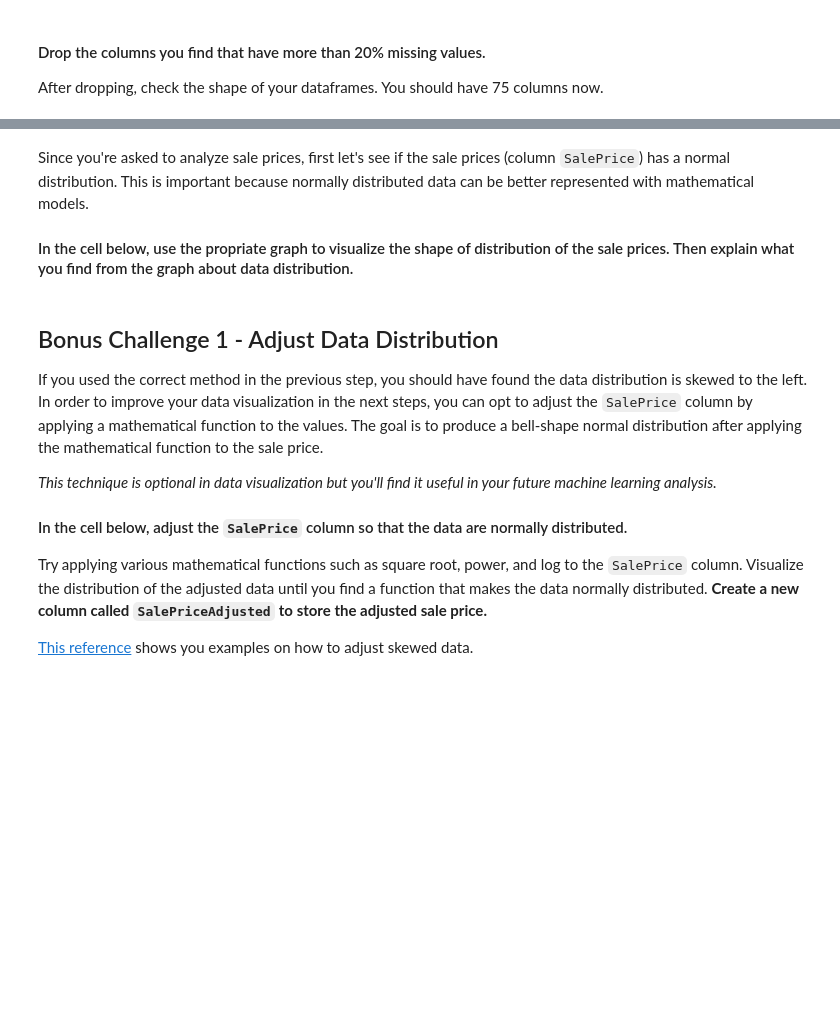
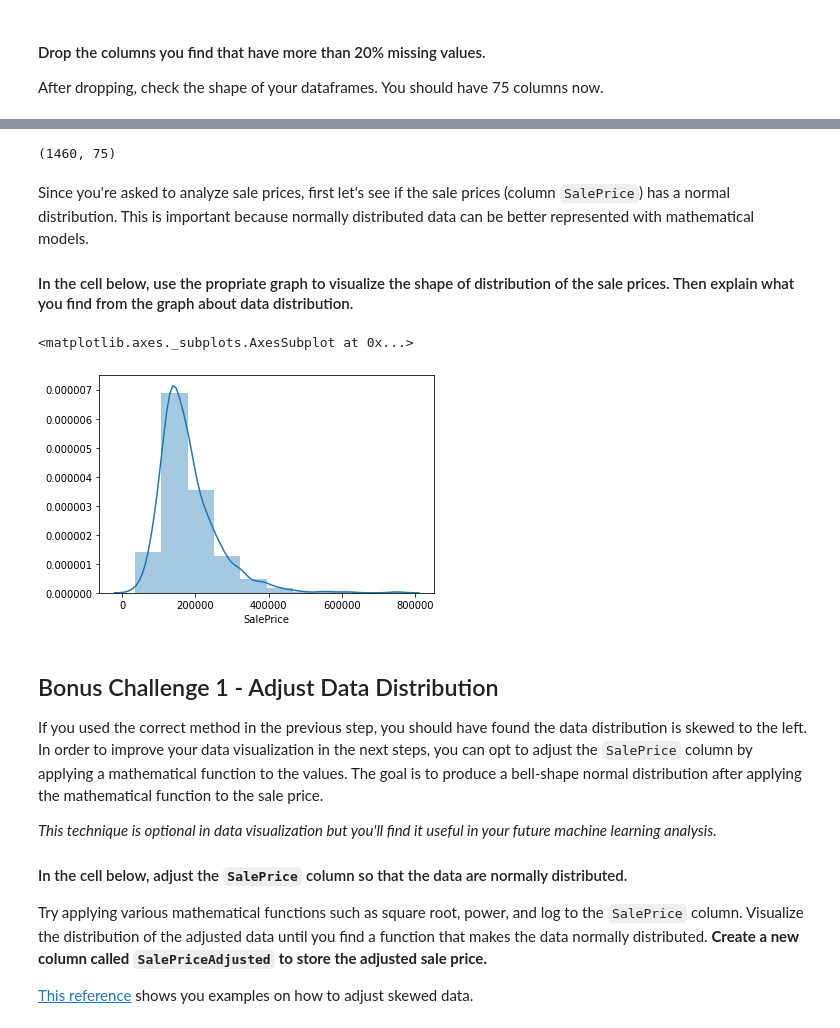
Before and after one commit to ta-datapt-bcn/lab-storytelling-data-visualization, a Jupyter notebook: your-code/main.ipynb, the cells around one changed output, grey strips where cells are left out. Cells and saved outputs as stored; diff of their text form; code cells hidden in the pictures; blank space fills up the shorter version.

```diff
--- a/your-code/main.ipynb
+++ b/your-code/main.ipynb
@@ -37,3 +37,7 @@ You find the dataset has 81 columns which are a lot.
 #### Since the column `Id` is meaningless in our data visualization work, let's drop it
 # %%
 # your code here
+
+df = df.drop("Id", axis = 1)
+
+df.head()
@@ -57,0 +113,5 @@ After dropping, check the shape of your dataframes. You should have 75 columns n
+# %%
+# your code here
+
+df = df.drop(["Alley", "FireplaceQu", "PoolQC", "Fence", "MiscFeature"], axis = 1)
+df.head()
@@ -58,9 +126,18 @@ After dropping, check the shape of your dataframes. You should have 75 columns n
+# %%
+df.shape
+# %% [output]
+(1460, 75)
 # %% [markdown]
 Since you're asked to analyze sale prices, first let's see if the sale prices (column `SalePrice`) has a normal distribution. This is important because normally distributed data can be better represented with mathematical models.
 
 #### In the cell below, use the propriate graph to visualize the shape of distribution of the sale prices. Then explain what you find from the graph about data distribution.
 # %%
 # your code here
+
+sns.distplot(df["SalePrice"], bins = 10)
+# %% [output]
+<matplotlib.axes._subplots.AxesSubplot at 0x...>
+[figure, added]
 # %%
 # your comment here
 # %% [markdown]
```
Also changed, not shown: parts of 9 cells of this notebook.
